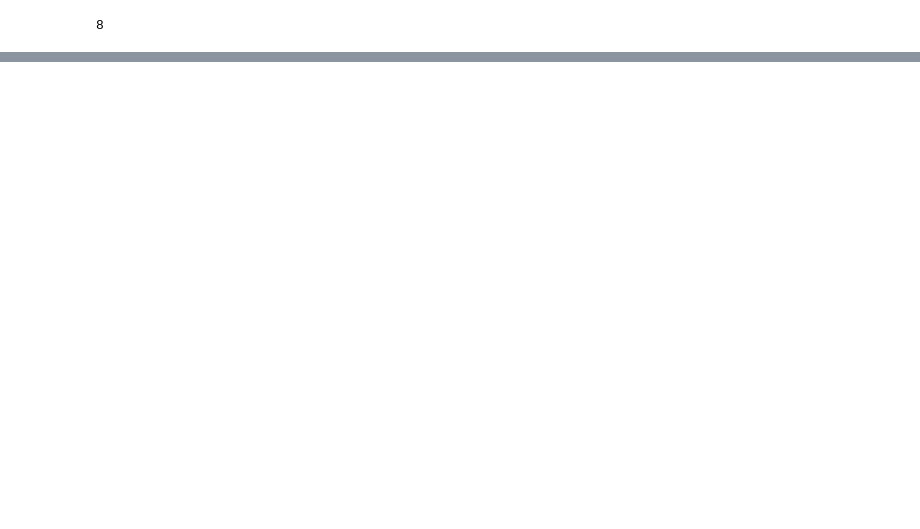
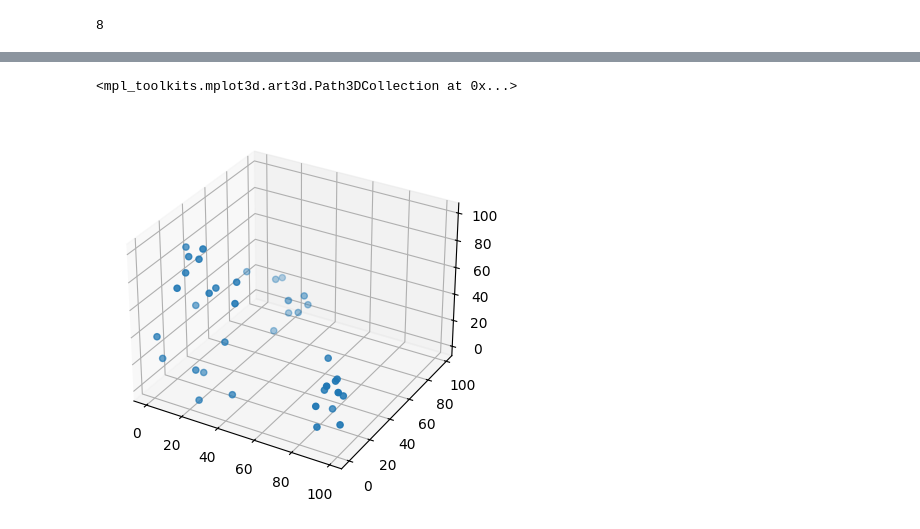
Before and after one commit to aashishChakradhar/Hackathon, a Jupyter notebook: model.ipynb, the cells around one changed output, grey strips where cells are left out. Saved outputs shown, nothing was run; the diff lists cells and outputs as text; code cells hidden in the pictures; blank space fills up the shorter version.

```diff
--- a/model.ipynb
+++ b/model.ipynb
@@ -427,0 +447,14 @@ print(groups)
+# %%
+fig = plt.figure()
+ax = fig.add_subplot(111, projection='3d')
+
+ax.scatter(data['Coding'], data['Leadership'], data['Communication Skill'], cmap='viridis')
+ax.set_xlabel('Coding')
+ax.set_ylabel('Leadership')
+ax.set_zlabel('Communication Skill')
+
+# Show plot
+plt.show()
+# %% [output]
+<mpl_toolkits.mplot3d.art3d.Path3DCollection at 0x...>
+[figure, added]
```
Also changed, not shown: parts of 26 cells of this notebook.
